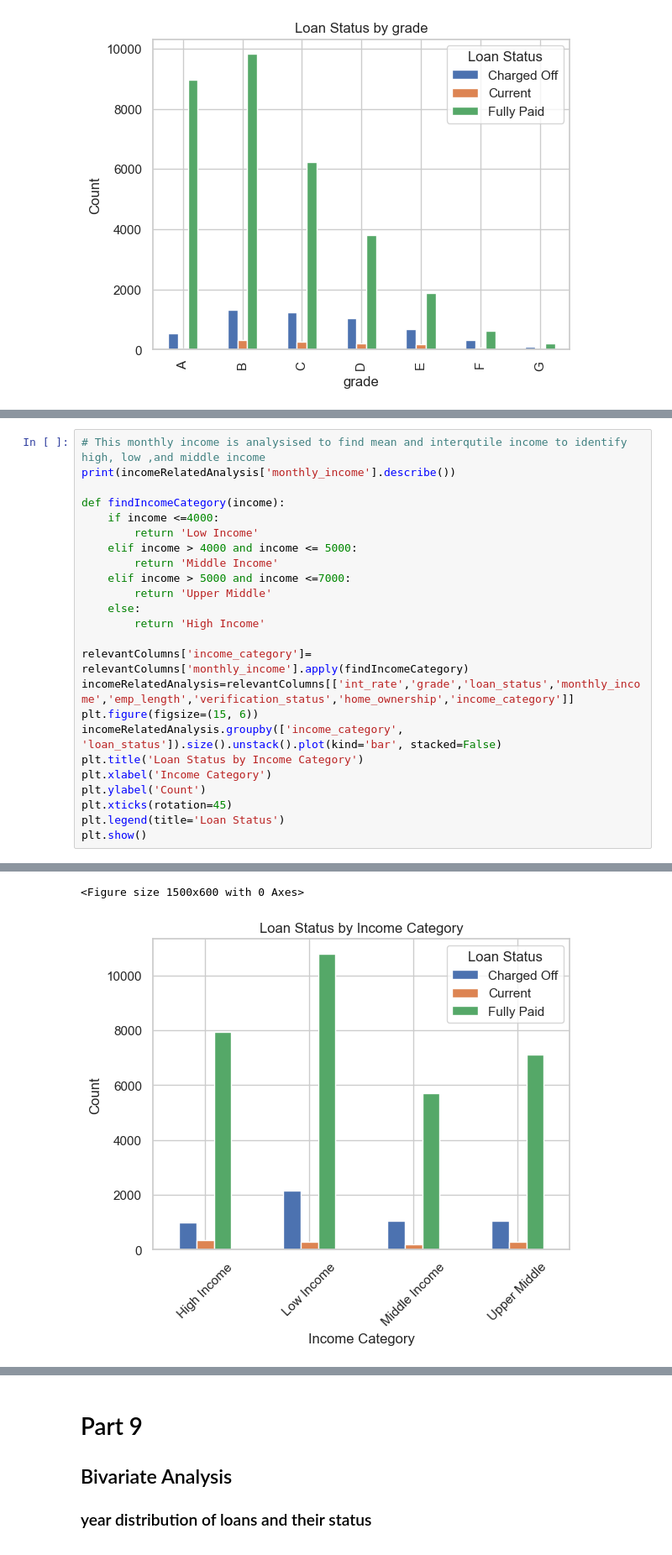
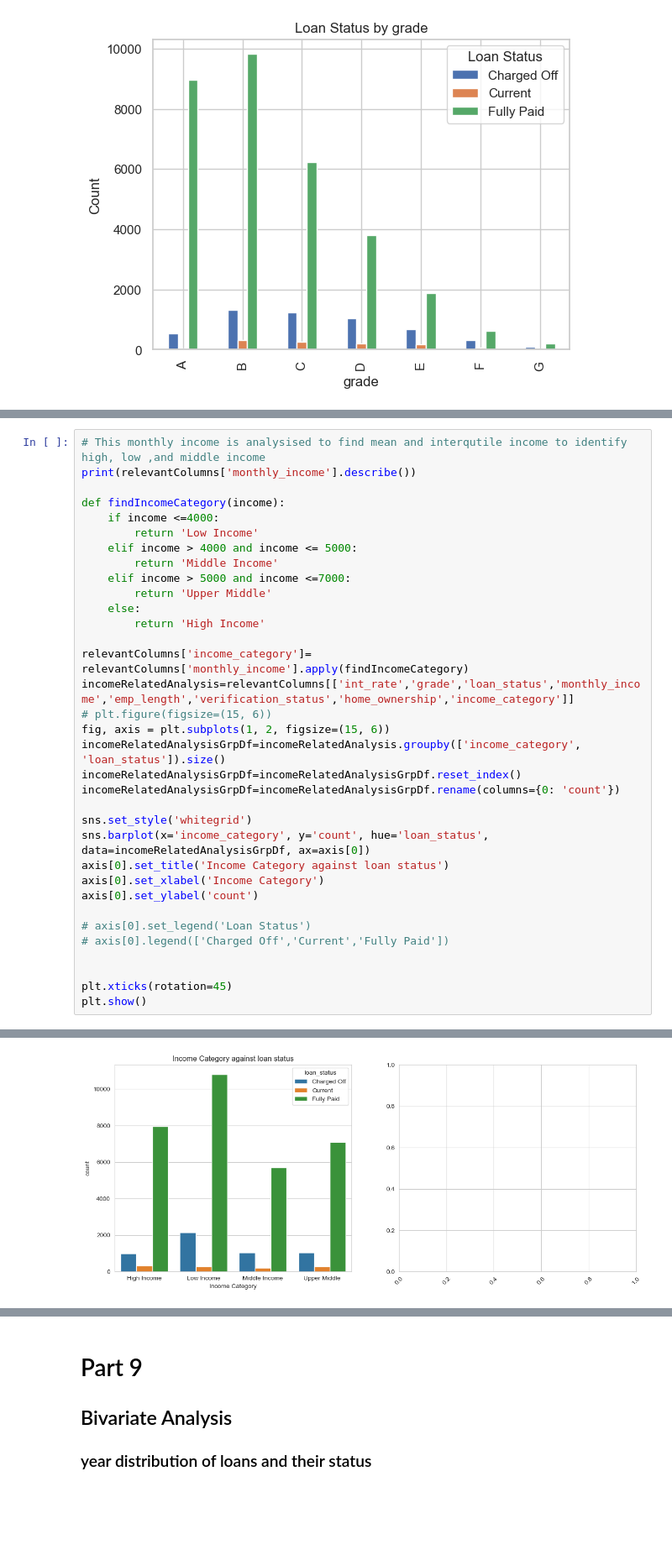
Before and after one commit to gauravtyagi02/lendingclubcasestudy, a Jupyter notebook: LendingCaseClubStudy.ipynb, the cells around one changed output, grey strips where cells are left out. Shown: that part at 84% size. Saved outputs shown, nothing was run; the diff lists cells and outputs as text; blank space fills up the shorter version.

```diff
--- a/LendingCaseClubStudy.ipynb
+++ b/LendingCaseClubStudy.ipynb
@@ -267,39 +267,48 @@ plt.show()
 # %%
 # This monthly income is analysised to find mean and interqutile income to identify high, low ,and middle income
-print(incomeRelatedAnalysis['monthly_income'].describe())
+print(relevantColumns['monthly_income'].describe())
 
 def findIncomeCategory(income):
     if income <=4000:
         return 'Low Income'
     elif income > 4000 and income <= 5000:
         return 'Middle Income'
     elif income > 5000 and income <=7000:
         return 'Upper Middle'
     else:
         return 'High Income'
 
 relevantColumns['income_category']= relevantColumns['monthly_income'].apply(findIncomeCategory)
 incomeRelatedAnalysis=relevantColumns[['int_rate','grade','loan_status','monthly_income','emp_length','verification_status','home_ownership','income_category']]
-plt.figure(figsize=(15, 6))
-incomeRelatedAnalysis.groupby(['income_category', 'loan_status']).size().unstack().plot(kind='bar', stacked=False)
-plt.title('Loan Status by Income Category')
-plt.xlabel('Income Category')
-plt.ylabel('Count')
+# plt.figure(figsize=(15, 6))
+fig, axis = plt.subplots(1, 2, figsize=(15, 6))
+incomeRelatedAnalysisGrpDf=incomeRelatedAnalysis.groupby(['income_category', 'loan_status']).size()
+incomeRelatedAnalysisGrpDf=incomeRelatedAnalysisGrpDf.reset_index()
+incomeRelatedAnalysisGrpDf=incomeRelatedAnalysisGrpDf.rename(columns={0: 'count'})
+
+sns.set_style('whitegrid')
+sns.barplot(x='income_category', y='count', hue='loan_status', data=incomeRelatedAnalysisGrpDf, ax=axis[0])
+axis[0].set_title('Income Category against loan status')
+axis[0].set_xlabel('Income Category')
+axis[0].set_ylabel('count')
+
+# axis[0].set_legend('Loan Status')
+# axis[0].legend(['Charged Off','Current','Fully Paid'])
+
+
 plt.xticks(rotation=45)
-plt.legend(title='Loan Status')
 plt.show()
 # %% [output]
 count     37823.000000
 mean       5806.439136
 std        5304.285010
 min         333.330000
 25%        3491.835000
 50%        5000.000000
 75%        6962.500000
 max      500000.000000
 Name: monthly_income, dtype: float64
-<Figure size 1500x600 with 0 Axes>
-[figure, old version]
+[figure, new version]
 # %% [markdown]
 # Part 8
 ## Bivariate analysis for highest percentage of Chargedoff loan in a purpose category of loan
```
Also changed, not shown: parts of 20 cells of this notebook.
